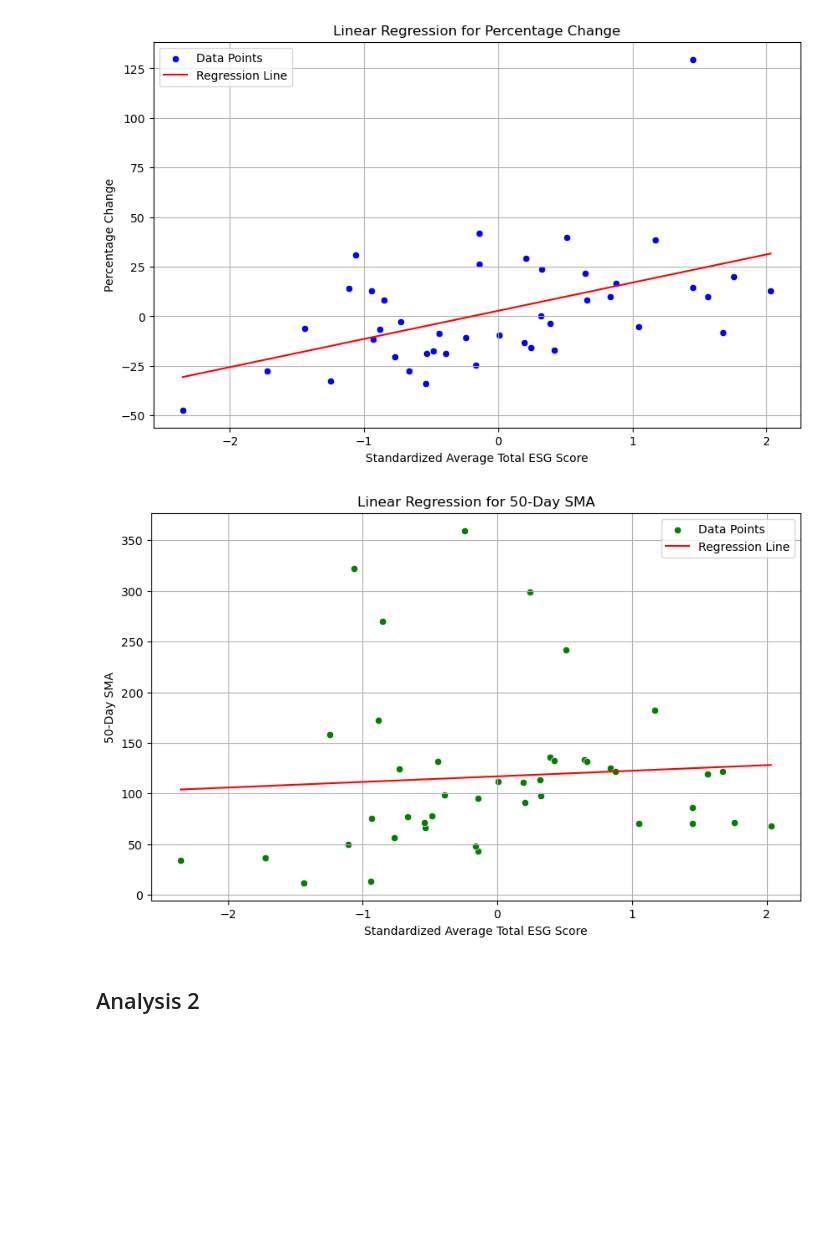
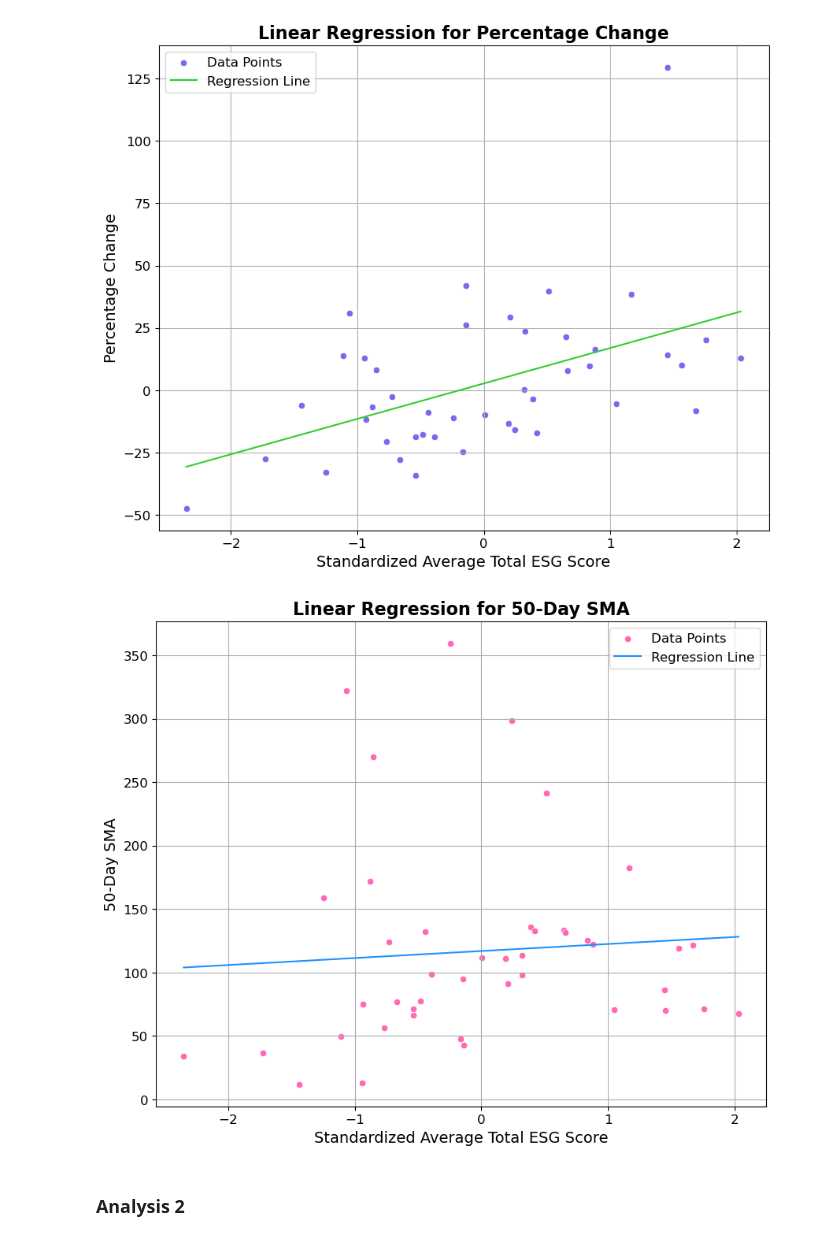
Before and after one commit to anushabishayee/info2950_finalproject, a Jupyter notebook: Phase4.ipynb, the cells around one changed output. Cells and saved outputs as stored; diff of their text form; code cells hidden in the pictures; blank space fills up the shorter version.

Commit message:
rewriting, better analysis 1 code

```diff
--- a/Phase4.ipynb
+++ b/Phase4.ipynb
@@ -286,35 +292,34 @@ Fail to reject the null hypothesis: No significant positive effect of ESG on 50-
 # %%
-import matplotlib.pyplot as plt
-import seaborn as sns
-
-# Scatter plot with regression line for Percentage Change
-plt.figure(figsize=(10, 6))
-sns.scatterplot(x=industry_data['average_total_esg_score_scaled'], y=industry_data['percentage_change'], color='blue', label='Data Points')
-sns.lineplot(x=industry_data['average_total_esg_score_scaled'],
-             y=linear_model_pc.predict(X_linear_pc),
-             color='red', label='Regression Line')
-plt.title('Linear Regression for Percentage Change')
-plt.xlabel('Standardized Average Total ESG Score')
-plt.ylabel('Percentage Change')
-plt.legend()
+plt.figure(figsize = (10, 8))
+sns.scatterplot(x = industry_data['average_total_esg_score_scaled'], y = industry_data['percentage_change'], color = 'mediumslateblue', label = 'Data Points')
+sns.lineplot(x = industry_data['average_total_esg_score_scaled'],
+             y = linear_model_pc.predict(X_linear_pc),
+             color = 'limegreen', label = 'Regression Line')
+plt.title('Linear Regression for Percentage Change', fontsize = 16, fontweight = 'bold')
+plt.xlabel('Standardized Average Total ESG Score', fontsize = 14)
+plt.ylabel('Percentage Change', fontsize = 14)
+plt.xticks(fontsize = 12)
+plt.yticks(fontsize = 12)
+plt.legend(fontsize = 12)
 plt.grid(True)
 plt.show()
 
-# Scatter plot with regression line for 50-Day SMA
-plt.figure(figsize=(10, 6))
-sns.scatterplot(x=industry_data['average_total_esg_score_scaled'], y=industry_data['50_day_SMA'], color='green', label='Data Points')
-sns.lineplot(x=industry_data['average_total_esg_score_scaled'],
-             y=linear_model_sma.predict(X_linear_sma),
-             color='red', label='Regression Line')
-plt.title('Linear Regression for 50-Day SMA')
-plt.xlabel('Standardized Average Total ESG Score')
-plt.ylabel('50-Day SMA')
-plt.legend()
+plt.figure(figsize = (10, 8))
+sns.scatterplot(x = industry_data['average_total_esg_score_scaled'], y = industry_data['50_day_SMA'], color = 'hotpink', label = 'Data Points')
+sns.lineplot(x = industry_data['average_total_esg_score_scaled'],
+             y = linear_model_sma.predict(X_linear_sma),
+             color = 'dodgerblue', label = 'Regression Line')
+plt.title('Linear Regression for 50-Day SMA', fontsize = 16, fontweight = 'bold')
+plt.xlabel('Standardized Average Total ESG Score', fontsize = 14)
+plt.ylabel('50-Day SMA', fontsize = 14)
+plt.xticks(fontsize = 12)
+plt.yticks(fontsize = 12)
+plt.legend(fontsize = 12)
 plt.grid(True)
 plt.show()
 # %% [output]
-[figure, old version]
+[figure, new version]
-[figure, old version]
+[figure, new version]
-# %% [markdown]
-## Analysis 2
+# %% [markdown]
+### __Analysis 2__
 # %%
```
Also changed, not shown: parts of 31 cells of this notebook.
